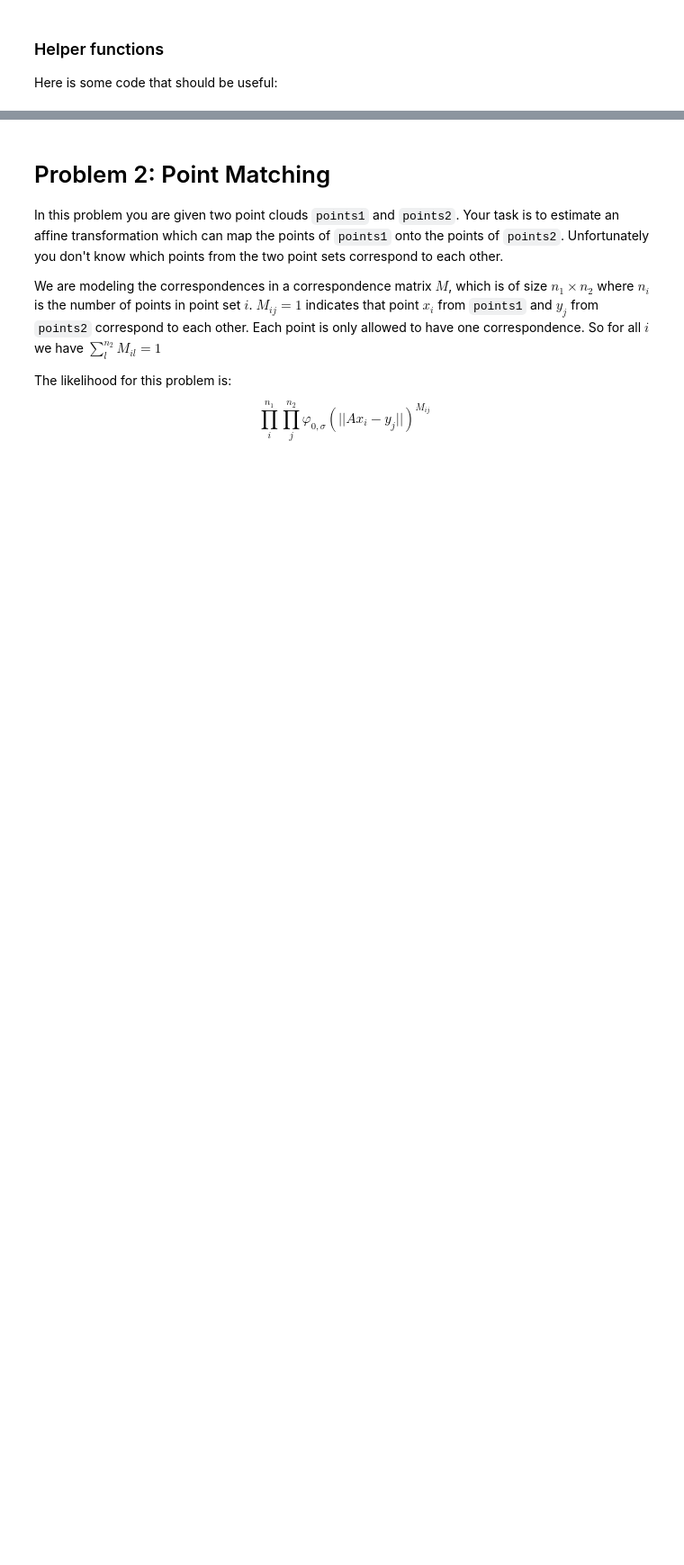
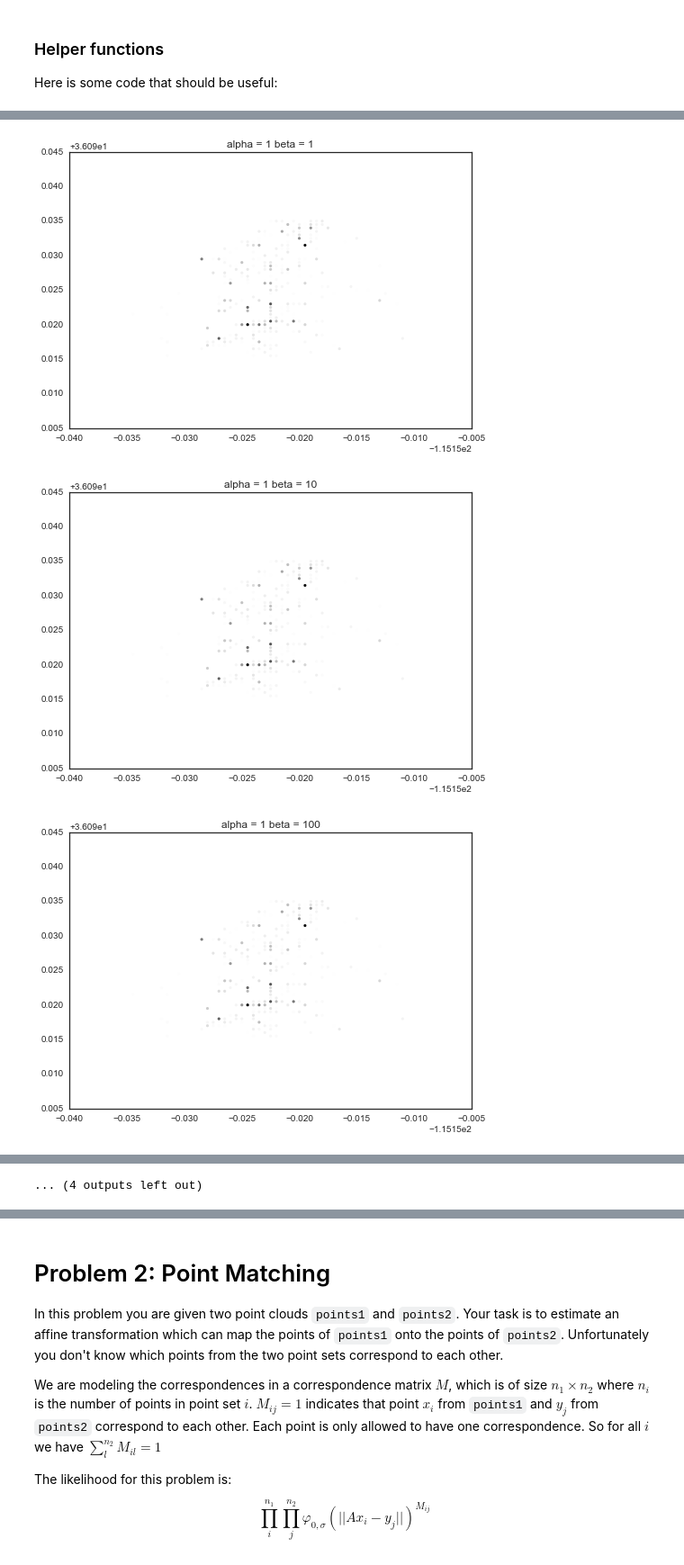
Before and after one commit to xchang4/2016, a Jupyter notebook: Homework/AM207_XiaowenChang_HW4.ipynb, the cells around one changed output, grey strips where cells are left out. Shown at 90% size. Cells and saved outputs as stored; diff of their text form; code cells hidden in the pictures; blank space fills up the shorter version.

```diff
--- a/Homework/AM207_XiaowenChang_HW4.ipynb
+++ b/Homework/AM207_XiaowenChang_HW4.ipynb
@@ -134,0 +160,12 @@ def ess(Y, Sig,log_lik, N_mcmc, burn_in, N):
+# %%
+alpha, beta = [1.,10.,100.,1000.], [1.,10.,100.,1000.]
+fig = plt.figure()
+for i in xrange(4):
+    for j in xrange(4):
+        estimate = (alpha[i] + checkins) / (beta[j]+w**2)
+        plt.title('alpha = %d beta = %d'%(alpha[i],beta[j]))
+        plot_checkins(estimate)
+# %% [output]
+[figure, added]
+[figure, added]
+[figure, added]
@@ -134,0 +181 @@ def ess(Y, Sig,log_lik, N_mcmc, burn_in, N):
+... (4 outputs left out)
```
Also changed, not shown: parts of 23 cells of this notebook.
